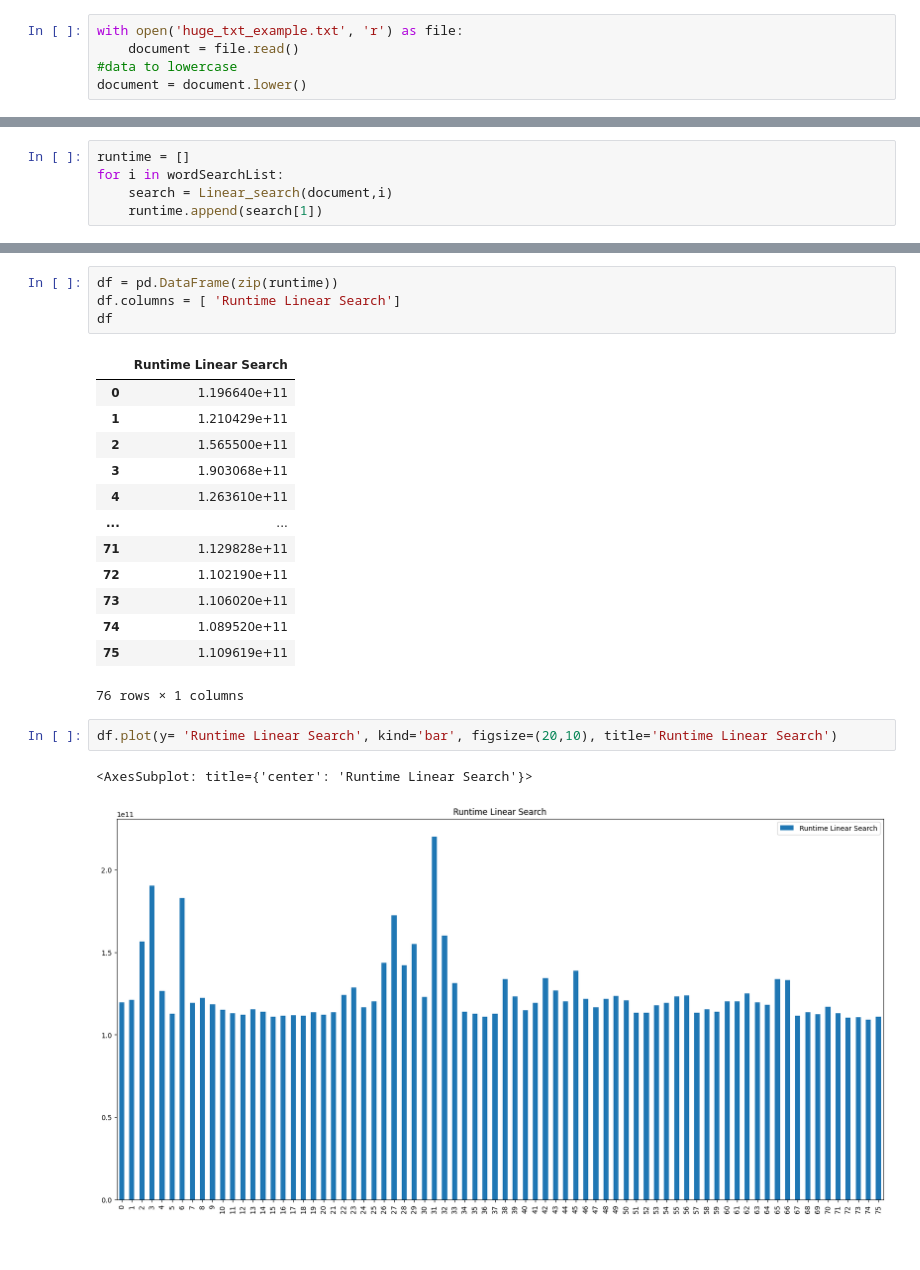
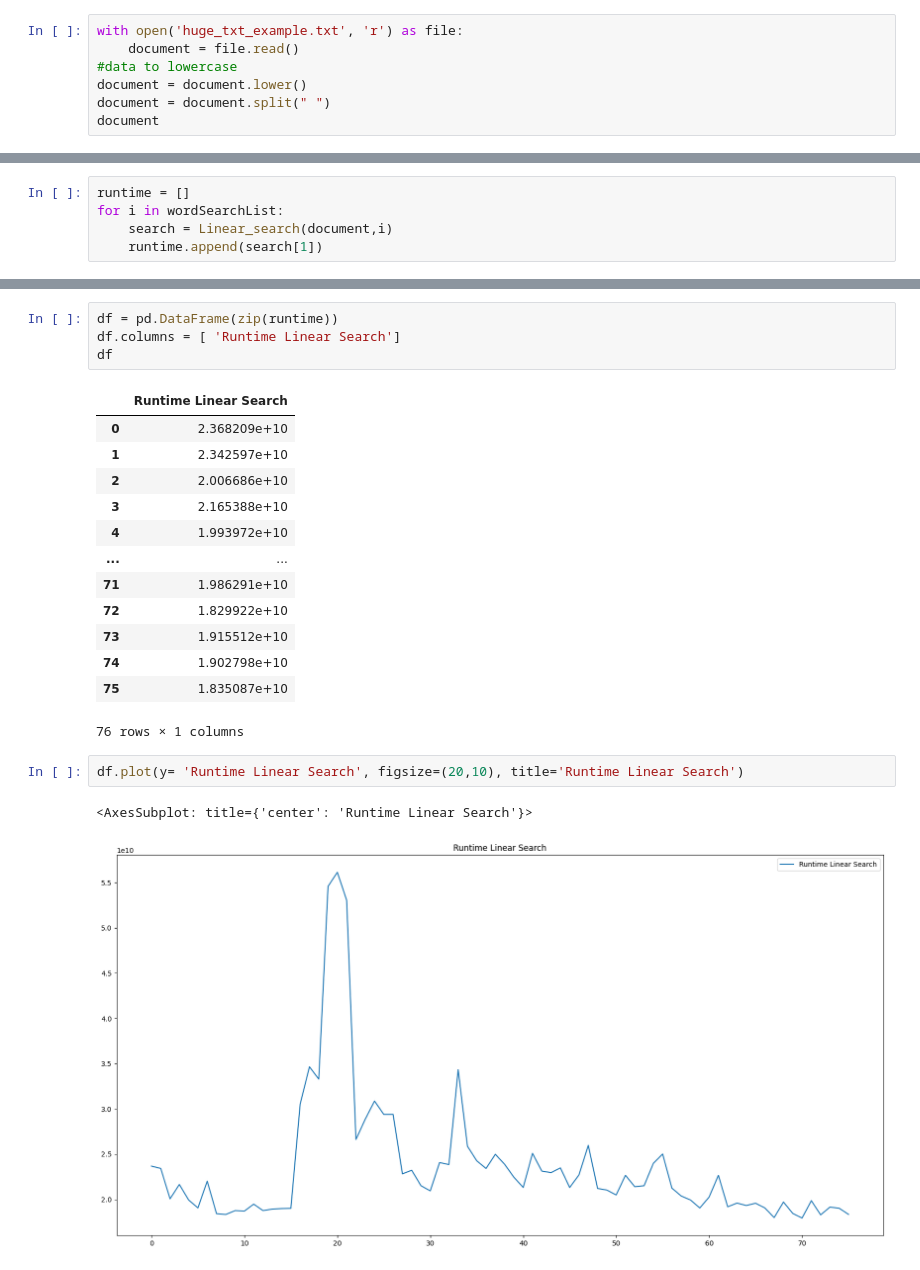
Before and after one commit to juanfranciscocis/SearchEngine, a Jupyter notebook: Paula Campaña /Linear_search_1.ipynb, the cells around one changed output, grey strips where cells are left out. Cells and saved outputs as stored; diff of their text form.

Commit message:
Linear_search_1.ipynb ARREGLADO COMENZANDO A COMPARAR

```diff
--- a/Paula Campaña /Linear_search_1.ipynb
+++ b/Paula Campaña /Linear_search_1.ipynb
@@ -37,3 +37,5 @@ with open('huge_txt_example.txt', 'r') as file:
     document = file.read()
 #data to lowercase
 document = document.lower()
+document = document.split(" ")
+document
@@ -54,20 +93,20 @@ df.columns = [ 'Runtime Linear Search']
 df
 # %% [output]
 |  | Runtime Linear Search |
-| 0 | 1.196640e+11 |
-| 1 | 1.210429e+11 |
-| 2 | 1.565500e+11 |
-| 3 | 1.903068e+11 |
-| 4 | 1.263610e+11 |
+| 0 | 2.368209e+10 |
+| 1 | 2.342597e+10 |
+| 2 | 2.006686e+10 |
+| 3 | 2.165388e+10 |
+| 4 | 1.993972e+10 |
 | ... | ... |
-| 71 | 1.129828e+11 |
-| 72 | 1.102190e+11 |
-| 73 | 1.106020e+11 |
-| 74 | 1.089520e+11 |
-| 75 | 1.109619e+11 |
+| 71 | 1.986291e+10 |
+| 72 | 1.829922e+10 |
+| 73 | 1.915512e+10 |
+| 74 | 1.902798e+10 |
+| 75 | 1.835087e+10 |
 76 rows × 1 columns
 # %%
-df.plot(y= 'Runtime Linear Search', kind='bar', figsize=(20,10), title='Runtime Linear Search')
+df.plot(y= 'Runtime Linear Search', figsize=(20,10), title='Runtime Linear Search')
 # %% [output]
 <AxesSubplot: title={'center': 'Runtime Linear Search'}>
-[figure, old version]
+[figure, new version]
```
Also changed, not shown: parts of 4 cells of this notebook, 1 other file.
